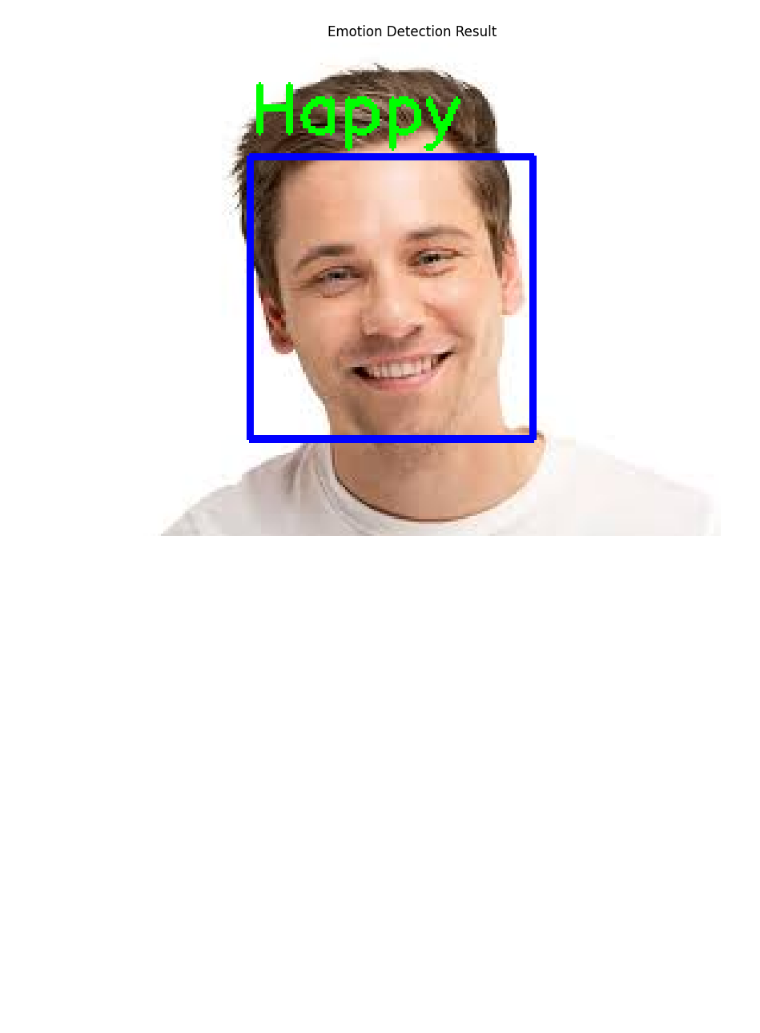
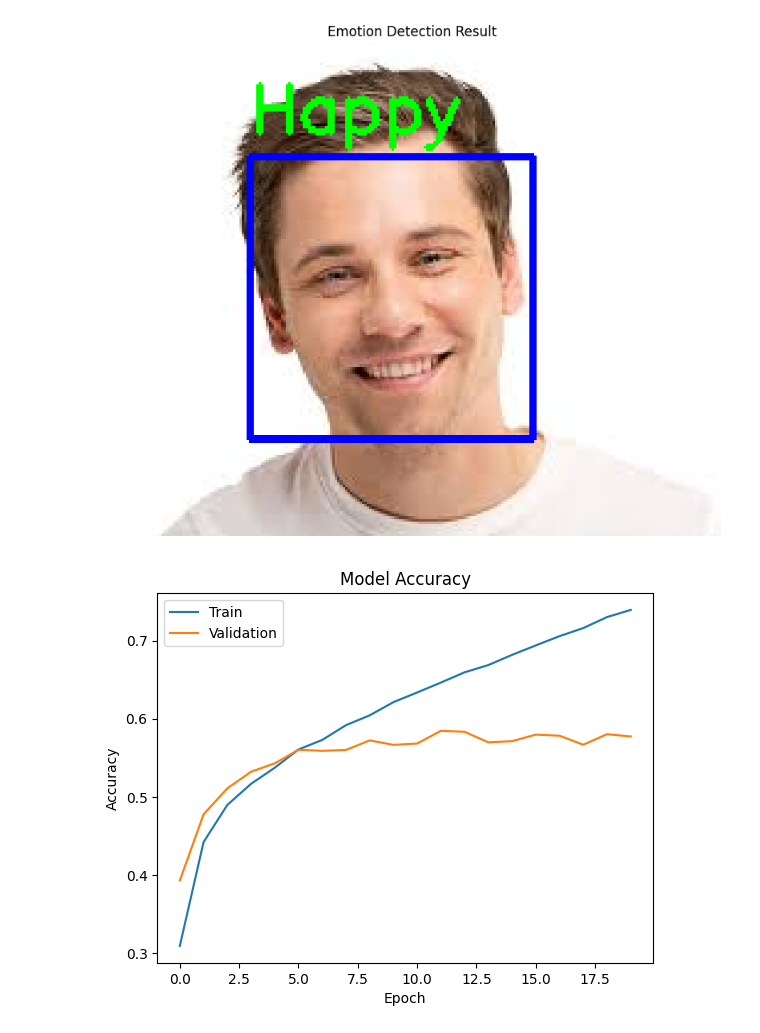
Before and after one commit to springboardmentor442n-coder/Emotion-Detection-and-Music-Recommendation-System, a Jupyter notebook: app.ipynb, the cells around one changed output. Drawn from its saved outputs; the diff is of its cells as text; code cells hidden in the pictures; blank space fills up the shorter version.

Commit message:
graph

```diff
--- a/app.ipynb
+++ b/app.ipynb
@@ -264,3 +264,16 @@ emotion_music = {
     "Angry": "music/angry.mp3",
     "Neutral": "music/neutral.mp3"
 }
+# %%
+plt.plot(history.history['accuracy'])
+plt.plot(history.history['val_accuracy'])
+
+plt.title("Model Accuracy")
+plt.xlabel("Epoch")
+plt.ylabel("Accuracy")
+
+plt.legend(["Train","Validation"])
+
+plt.show()
+# %% [output]
+[figure, added]
```
